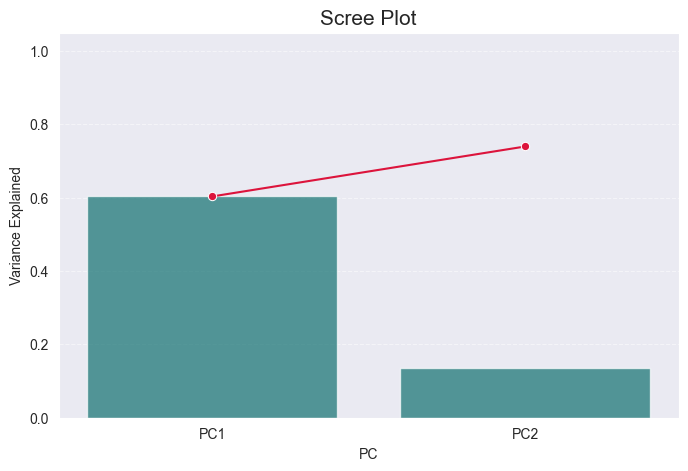
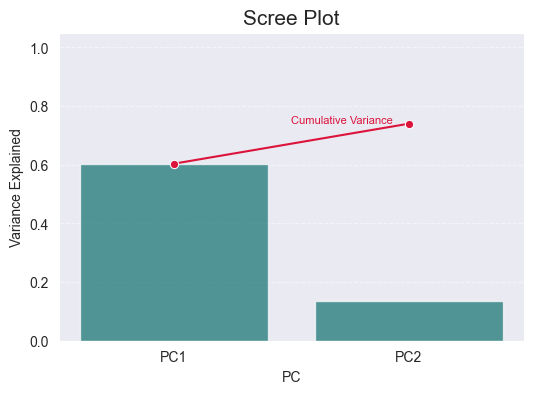
Code edit (unified diff) that turned the first committed figure into the second:
--- before
+++ after
@@ -10,5 +10,5 @@
 })
 
-plt.figure(figsize=(8,5))
+plt.figure(figsize=(6,4))
 
 # Barplot for individual variance
@@ -18,5 +18,5 @@
 # Lineplot for cumulative variance
 sns.lineplot(x='PC', y='Cumulative', data=scree_df, marker='o', color='crimson')
-
+plt.text(x=0.5, y=0.74, s="Cumulative Variance", color="crimson", fontsize=8)
 plt.ylabel('Variance Explained')
 plt.title('Scree Plot', fontsize=15)

Commit: trying permutations, updated data